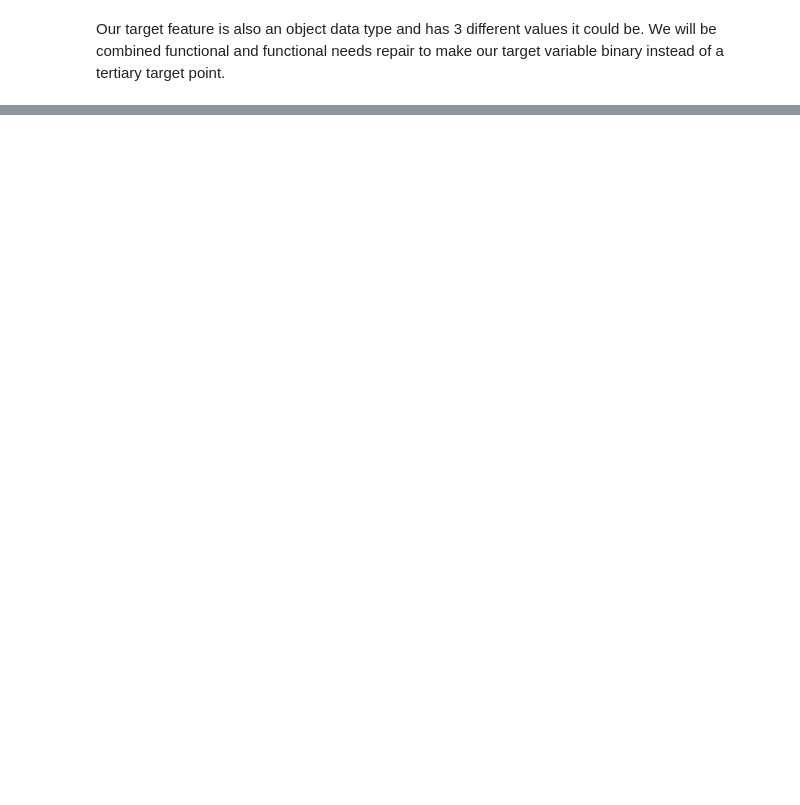
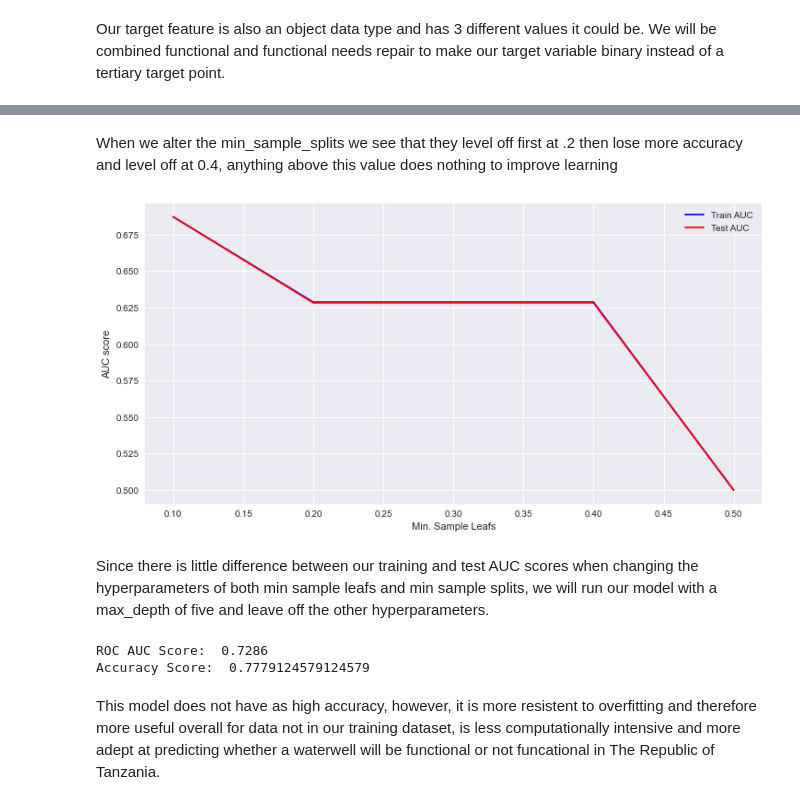
Before and after one commit to jaredlil/project-3-tanzanian-water-wells, a Jupyter notebook: project-3-tazmanian-water-wells.ipynb, the cells around one changed output, grey strips where cells are left out. Cells and saved outputs as stored; diff of their text form; code cells hidden in the pictures; blank space fills up the shorter version.

```diff
--- a/project-3-tazmanian-water-wells.ipynb
+++ b/project-3-tazmanian-water-wells.ipynb
@@ -766,0 +944,47 @@ fpr, tpr, thresholds = roc_curve(y_test, y_pred)
+# %% [markdown]
+When we alter the min_sample_splits we see that they level off first at .2 then lose more accuracy and level off at 0.4, anything above this value does nothing to improve learning
+# %%
+# Calculate the optimal value for minimum sample leafs
+min_samples_leafs = np.linspace(0.1, 0.5, 5, endpoint=True)
+train_results = []
+test_results = []
+for min_samples_leaf in min_samples_leafs:
+    dt = DecisionTreeClassifier(criterion='entropy', min_samples_leaf=min_samples_leaf, random_state=42)
+    dt.fit(X_train_encoded, y_train_encoded)
+    train_pred = dt.predict(X_train_encoded)
+    false_positive_rate, true_positive_rate, thresholds = roc_curve(y_train_encoded, train_pred)
+    roc_auc = auc(false_positive_rate, true_positive_rate)
+    train_results.append(roc_auc)
+    y_pred = dt.predict(X_test_encoded)
+    false_positive_rate, true_positive_rate, thresholds = roc_curve(y_test_encoded, y_pred)
+    roc_auc = auc(false_positive_rate, true_positive_rate)
+    test_results.append(roc_auc)
+
+plt.figure(figsize=(12,6))
+plt.plot(min_samples_leafs, train_results, 'b', label='Train AUC')
+plt.plot(min_samples_leafs, test_results, 'r', label='Test AUC')
+plt.ylabel('AUC score')
+plt.xlabel('Min. Sample Leafs')
+plt.legend()
+plt.show()
+# %% [output]
+[figure, added]
+# %% [markdown]
+Since there is little difference between our training and test AUC scores when changing the hyperparameters of both min sample leafs and min sample splits, we will run our model with a max_depth of five and leave off the other hyperparameters.
+# %%
+dt = DecisionTreeClassifier(criterion='entropy', max_depth=5, random_state=42)
+dt.fit(X_train_encoded, y_train_encoded)
+train_pred = dt.predict(X_train_encoded)
+false_positive_rate, true_positive_rate, thresholds = roc_curve(y_train_encoded, train_pred)
+roc_auc = auc(false_positive_rate, true_positive_rate)
+train_results.append(roc_auc)
+y_pred = dt.predict(X_test_encoded)
+false_positive_rate, true_positive_rate, thresholds = roc_curve(y_test_encoded, y_pred)
+roc_auc = auc(false_positive_rate, true_positive_rate)
+print(f'ROC AUC Score: {roc_auc: .4f}')
+print('Accuracy Score: ', accuracy_score(y_test_encoded, y_pred))
+# %% [output]
+ROC AUC Score:  0.7286
+Accuracy Score:  0.7779124579124579
+# %% [markdown]
+This model does not have as high accuracy, however, it is more resistent to overfitting and therefore more useful overall for data not in our training dataset, is less computationally intensive and more adept at predicting whether a waterwell will be functional or not funcational in The Republic of Tanzania.
```
Also changed, not shown: parts of 33 cells of this notebook.
